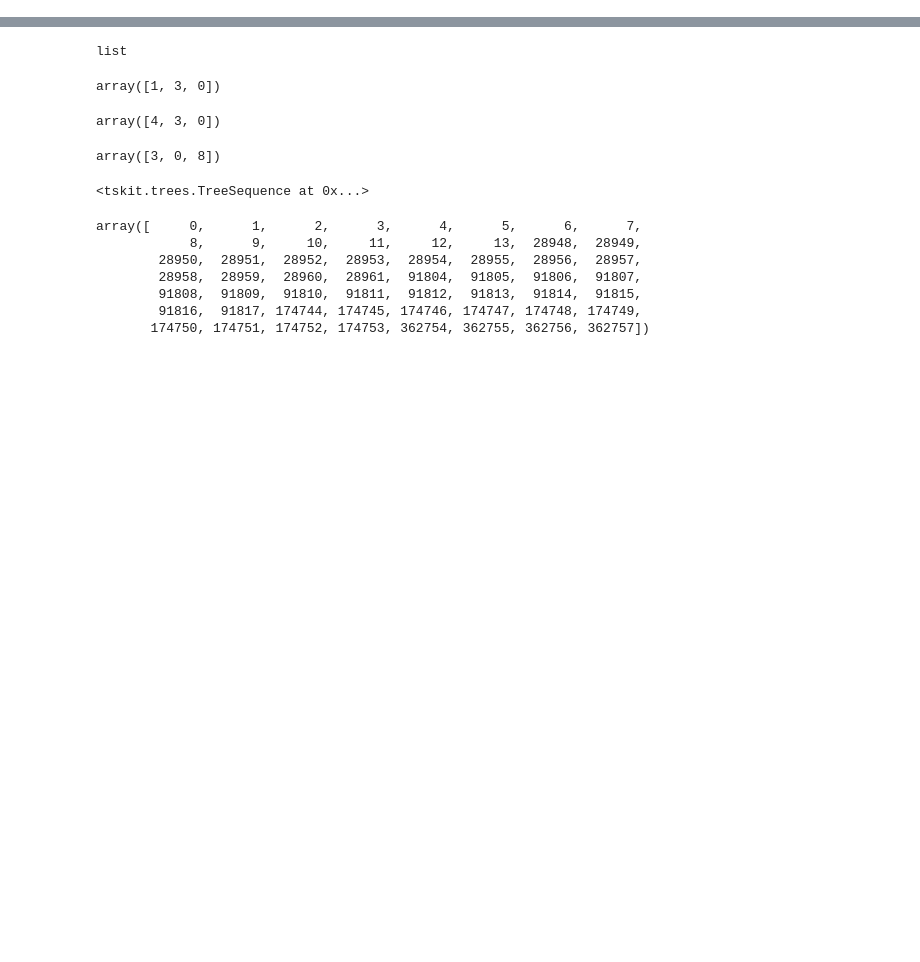
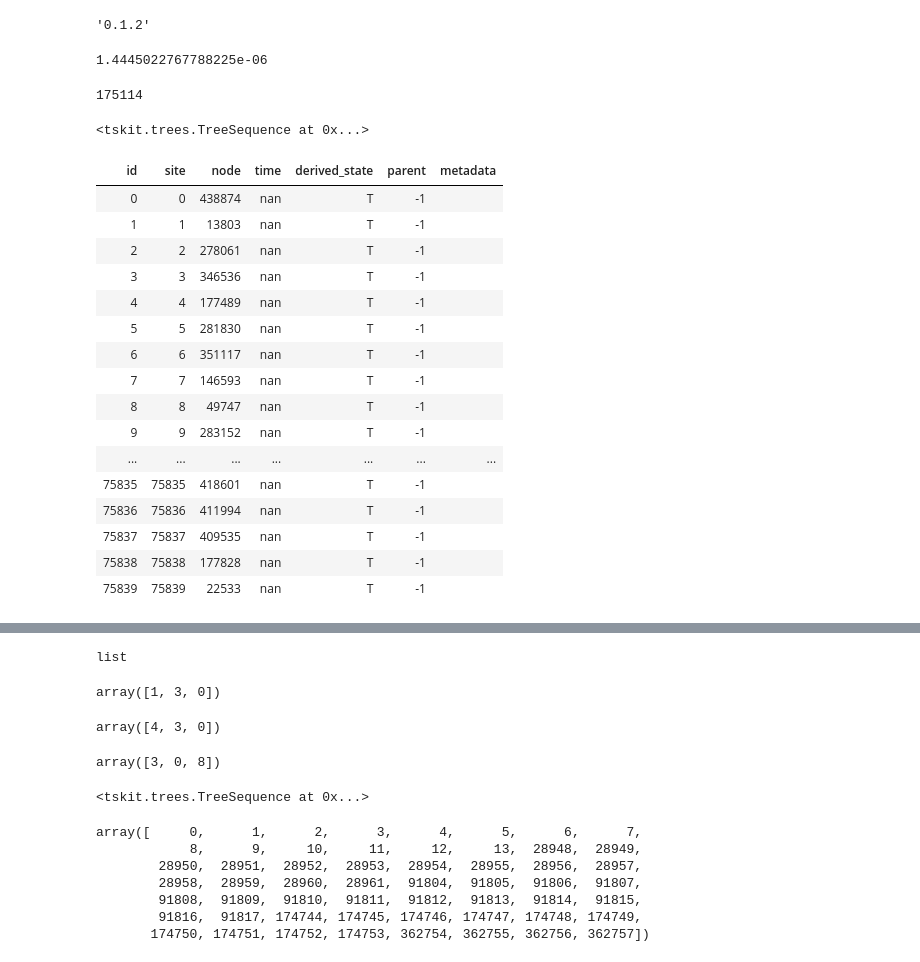
Before and after one commit to rwaples/lai-sim, a Jupyter notebook: workflow/notebooks/Untitled.ipynb, the cells around one changed output, grey strips where cells are left out. Saved outputs shown, nothing was run; the diff lists cells and outputs as text; code cells hidden in the pictures; blank space fills up the shorter version.

```diff
--- a/workflow/notebooks/Untitled.ipynb
+++ b/workflow/notebooks/Untitled.ipynb
@@ -115,0 +22,8 @@ len(ts.samples())
+# %%
+stdpopsim.__version__
+# %% [output]
+'0.1.2'
+# %%
+rate
+# %% [output]
+1.4445022767788225e-06
@@ -115,0 +68,40 @@ len(ts.samples())
+# %%
+ts = tszip.decompress('/home/kele/Documents/lai/lai-sim/results/simulations/AmericanAdmixture_4B11/AA_42/test_anal_1.sample.tsz')
+
+print(len(ts.samples()))
+ts
+# %% [output]
+175114
+<tskit.trees.TreeSequence at 0x...>
+# %%
+tables = ts.tables
+#tables.sites.ancestral_state = np.array(['A' for _ in tables.sites])
+a, off = tskit.pack_strings(['A' for _ in tables.sites])
+tables.sites.set_columns(position = tables.sites.position, ancestral_state = a, ancestral_state_offset = off)
+
+t, off = tskit.pack_strings(['T' for _ in tables.mutations])
+
+tables.mutations.set_columns(site=tables.mutations.site,
+                             node=tables.mutations.node,
+                             derived_state=a,
+                             derived_state_offset=off)
+# %%
+tables.mutations
+# %% [output]
+| id | site | node | time | derived_state | parent | metadata |
+| 0 | 0 | 438874 | nan | T | -1 |  |
+| 1 | 1 | 13803 | nan | T | -1 |  |
+| 2 | 2 | 278061 | nan | T | -1 |  |
+| 3 | 3 | 346536 | nan | T | -1 |  |
+| 4 | 4 | 177489 | nan | T | -1 |  |
+| 5 | 5 | 281830 | nan | T | -1 |  |
+| 6 | 6 | 351117 | nan | T | -1 |  |
+| 7 | 7 | 146593 | nan | T | -1 |  |
+| 8 | 8 | 49747 | nan | T | -1 |  |
+| 9 | 9 | 283152 | nan | T | -1 |  |
+| ... | ... | ... | ... | ... | ... | ... |
+| 75835 | 75835 | 418601 | nan | T | -1 |  |
+| 75836 | 75836 | 411994 | nan | T | -1 |  |
+| 75837 | 75837 | 409535 | nan | T | -1 |  |
+| 75838 | 75838 | 177828 | nan | T | -1 |  |
+| 75839 | 75839 | 22533 | nan | T | -1 |  |
```
Also changed, not shown: parts of 20 cells of this notebook, 10 other files.
